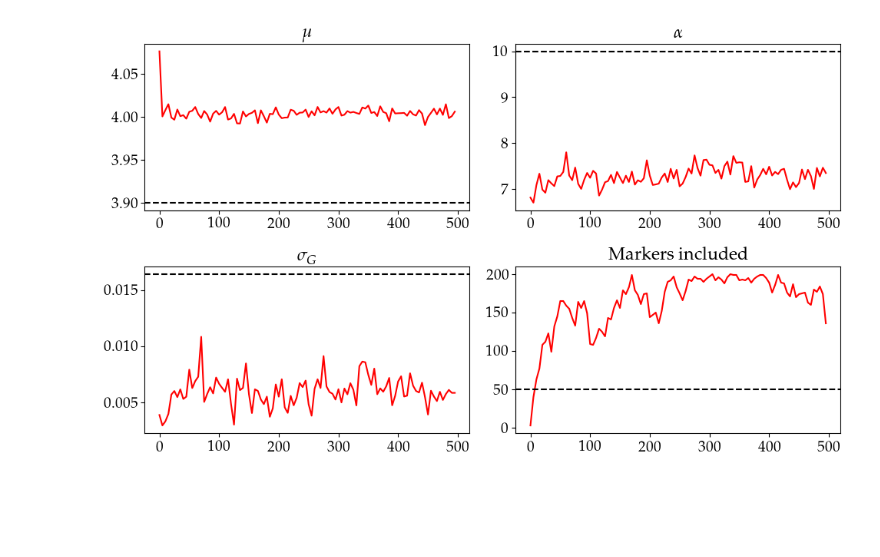
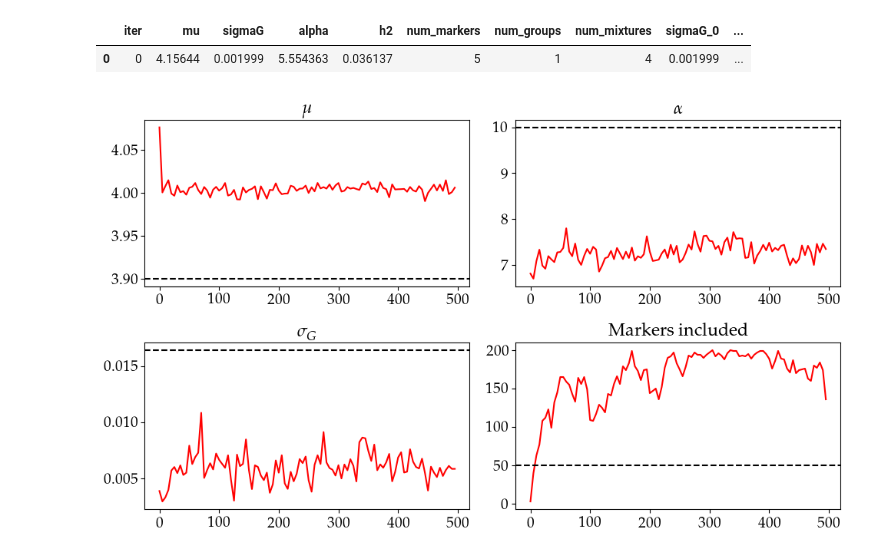
Before and after one commit to ariadnavillam/BayesW, a Jupyter notebook: analyse_results.ipynb, the cells around one changed output. Drawn from its saved outputs; the diff is of its cells as text; code cells hidden in the pictures; blank space fills up the shorter version.

```diff
--- a/analyse_results.ipynb
+++ b/analyse_results.ipynb
@@ -20,9 +20,14 @@ rc('font',**{'family':'serif','serif':['Palatino'], 'size':14})
 rc('text', usetex=True)
 plt.rc('axes', prop_cycle=(cycler('color', ['red', 'gray', 'black', 'blue', 'green'])))#, )))
 # %%
-df = pd.read_csv("/run/user/1005944/gvfs/smb-share:server=fs.ista.ac.at,share=home/avillanu/hydra/example/out_bayesW/weibull_1000_200.csv", header=None)
+df = pd.read_csv("/run/user/1005944/gvfs/smb-share:server=fs.ista.ac.at,share=home/avillanu/hydra/example/out_bayesW/weibull_100_200.csv", header=None)
 num_mix = df[7][0]
 header = ["iter", "mu", "sigmaG", "alpha", "h2", "num_markers", "num_groups", "num_mixtures"]
 header.extend(["sigmaG_"+str(i) for i in range(num_mix)])
 header.append(str("PIP"))
 df.columns = header
+# %%
+df
+# %% [output]
+|  | iter | mu | sigmaG | alpha | h2 | num_markers | num_groups | num_mixtures | sigmaG_0 | ... |
+| 0 | 0 | 4.15644 | 0.001999 | 5.554363 | 0.036137 | 5 | 1 | 4 | 0.001999 | ... |
```
Also changed, not shown: parts of 2 cells of this notebook, 16 other files.
